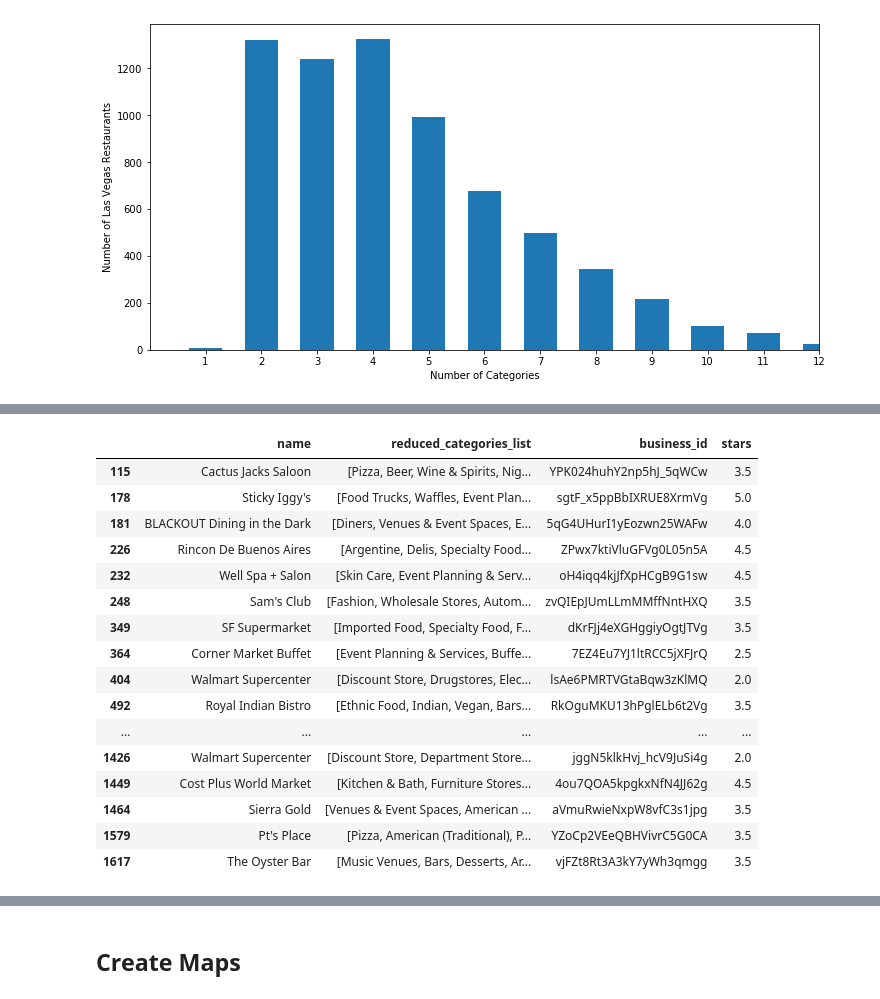
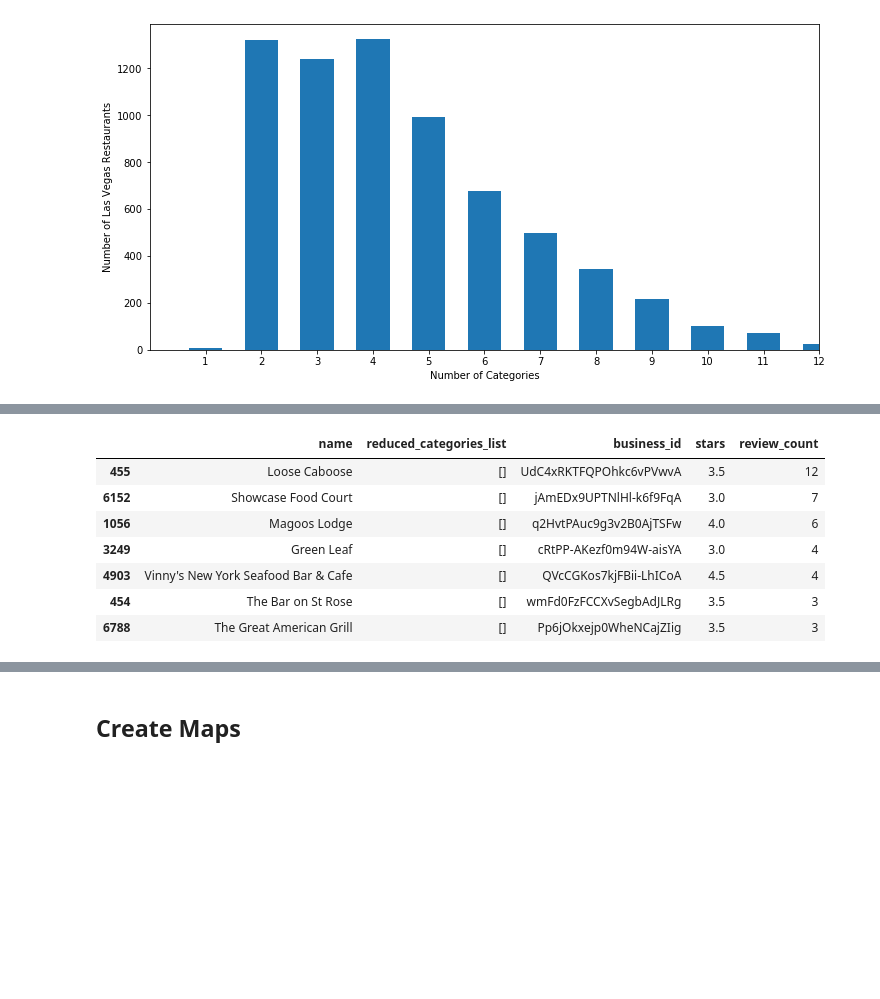
Before and after one commit to pavkalfantis/restaurant_recommender, a Jupyter notebook: TDIproject-Las Vegas Food Guide.ipynb, the cells around one changed output, grey strips where cells are left out. Cells and saved outputs as stored; diff of their text form; code cells hidden in the pictures; blank space fills up the shorter version.

```diff
--- a/TDIproject-Las Vegas Food Guide.ipynb
+++ b/TDIproject-Las Vegas Food Guide.ipynb
@@ -474,21 +456,15 @@ Text(0, 0.5, 'Number of Las Vegas Restaurants')
 # %%
-LV_restaurants[(LV_restaurants.reduced_categories_list.str.len()==8)][['name','reduced_categories_list','business_id','stars']].head(30)
+LV_restaurants[(LV_restaurants.reduced_categories_list.str.len()==0)][['name',
+                                                                       'reduced_categories_list',
+                                                                       'business_id','stars',
+                                                                       'review_count']].head(30).sort_values(by='review_count', ascending=False)
 # %% [output]
-|  | name | reduced_categories_list | business_id | stars |
-| 115 | Cactus Jacks Saloon | [Pizza, Beer, Wine & Spirits, Nig... | YPK024huhY2np5hJ_5qWCw | 3.5 |
-| 178 | Sticky Iggy's | [Food Trucks, Waffles, Event Plan... | sgtF_x5ppBbIXRUE8XrmVg | 5.0 |
-| 181 | BLACKOUT Dining in the Dark | [Diners, Venues & Event Spaces, E... | 5qG4UHurI1yEozwn25WAFw | 4.0 |
-| 226 | Rincon De Buenos Aires | [Argentine, Delis, Specialty Food... | ZPwx7ktiVluGFVg0L05n5A | 4.5 |
-| 232 | Well Spa + Salon | [Skin Care, Event Planning & Serv... | oH4iqq4kjJfXpHCgB9G1sw | 4.5 |
-| 248 | Sam's Club | [Fashion, Wholesale Stores, Autom... | zvQIEpJUmLLmMMffNntHXQ | 3.5 |
-| 349 | SF Supermarket | [Imported Food, Specialty Food, F... | dKrFJj4eXGHggiyOgtJTVg | 3.5 |
-| 364 | Corner Market Buffet | [Event Planning & Services, Buffe... | 7EZ4Eu7YJ1ltRCC5jXFJrQ | 2.5 |
-| 404 | Walmart Supercenter | [Discount Store, Drugstores, Elec... | lsAe6PMRTVGtaBqw3zKlMQ | 2.0 |
-| 492 | Royal Indian Bistro | [Ethnic Food, Indian, Vegan, Bars... | RkOguMKU13hPglELb6t2Vg | 3.5 |
-| ... | ... | ... | ... | ... |
-| 1426 | Walmart Supercenter | [Discount Store, Department Store... | jggN5klkHvj_hcV9JuSi4g | 2.0 |
-| 1449 | Cost Plus World Market | [Kitchen & Bath, Furniture Stores... | 4ou7QOA5kpgkxNfN4JJ62g | 4.5 |
-| 1464 | Sierra Gold | [Venues & Event Spaces, American ... | aVmuRwieNxpW8vfC3s1jpg | 3.5 |
-| 1579 | Pt's Place | [Pizza, American (Traditional), P... | YZoCp2VEeQBHVivrC5G0CA | 3.5 |
-| 1617 | The Oyster Bar | [Music Venues, Bars, Desserts, Ar... | vjFZt8Rt3A3kY7yWh3qmgg | 3.5 |
+|  | name | reduced_categories_list | business_id | stars | review_count |
+| 455 | Loose Caboose | [] | UdC4xRKTFQPOhkc6vPVwvA | 3.5 | 12 |
+| 6152 | Showcase Food Court | [] | jAmEDx9UPTNlHl-k6f9FqA | 3.0 | 7 |
+| 1056 | Magoos Lodge | [] | q2HvtPAuc9g3v2B0AjTSFw | 4.0 | 6 |
+| 3249 | Green Leaf | [] | cRtPP-AKezf0m94W-aisYA | 3.0 | 4 |
+| 4903 | Vinny's New York Seafood Bar & Cafe | [] | QVcCGKos7kjFBii-LhICoA | 4.5 | 4 |
+| 454 | The Bar on St Rose | [] | wmFd0FzFCCXvSegbAdJLRg | 3.5 | 3 |
+| 6788 | The Great American Grill | [] | Pp6jOkxejp0WheNCajZIig | 3.5 | 3 |
 # %%
```
Also changed, not shown: parts of 5 cells of this notebook, 6 other files.
